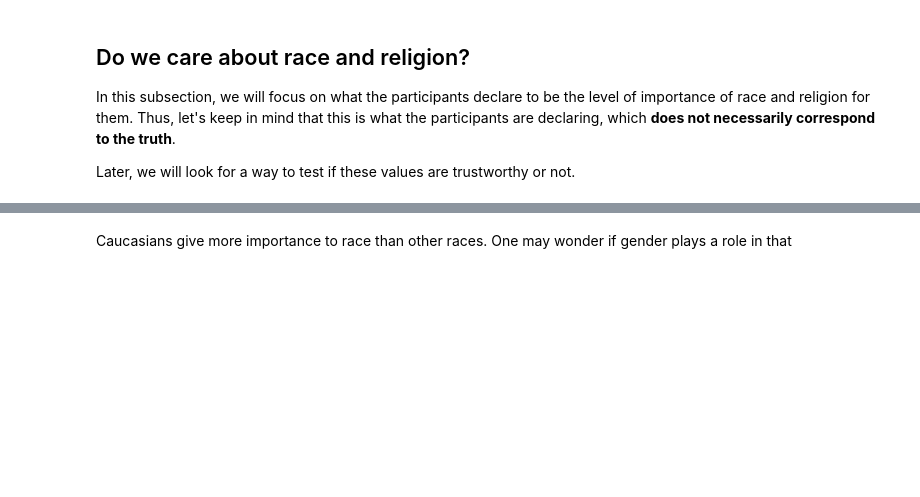
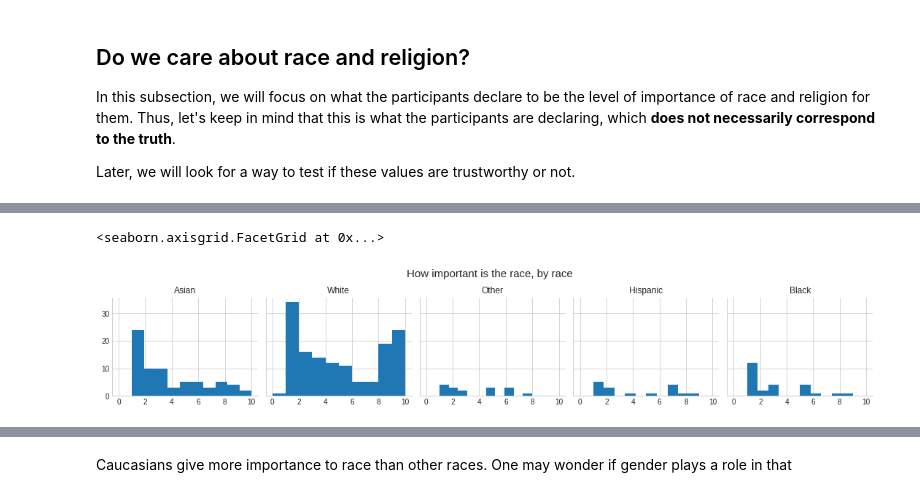
Before and after one commit to villafue/Python_Data_Visualization_Notes, a Jupyter notebook: Data Storytelling/Craft Story Dataset/Reference Notebooks/the-data-science-book-of-love.ipynb, the cells around one changed output, grey strips where cells are left out. Drawn from its saved outputs; the diff is of its cells as text; code cells hidden in the pictures; blank space fills up the shorter version.

```diff
--- a/Data Storytelling/Craft Story Dataset/Reference Notebooks/the-data-science-book-of-love.ipynb
+++ b/Data Storytelling/Craft Story Dataset/Reference Notebooks/the-data-science-book-of-love.ipynb
@@ -243,14 +519,17 @@ ax.grid(False)
 # %%
-g = sns.FacetGrid(df, col='race')
+g = sns.FacetGrid(df_fem, col='race')
 g.map(plt.hist, 'imprace', bins=10)
 axes = g.axes.flatten()
 axes[0].set_title("Asian")
 axes[1].set_title("White")
 axes[2].set_title("Other")
 axes[3].set_title("Hispanic")
 axes[4].set_title("Black")
 g.set_xlabels('', fontsize=1)
 plt.subplots_adjust(top=0.8)
 g.fig.suptitle('How important is the race, by race', fontsize=15)
 g.add_legend()
+# %% [output]
+<seaborn.axisgrid.FacetGrid at 0x...>
+[figure, added]
 # %%
```
Also changed, not shown: parts of 104 cells of this notebook.
